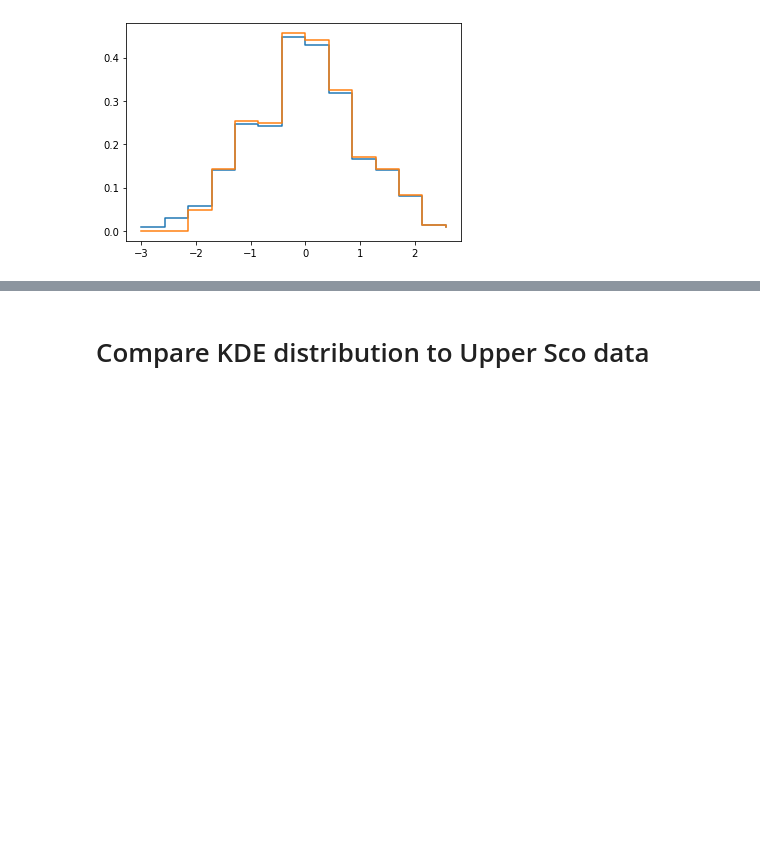
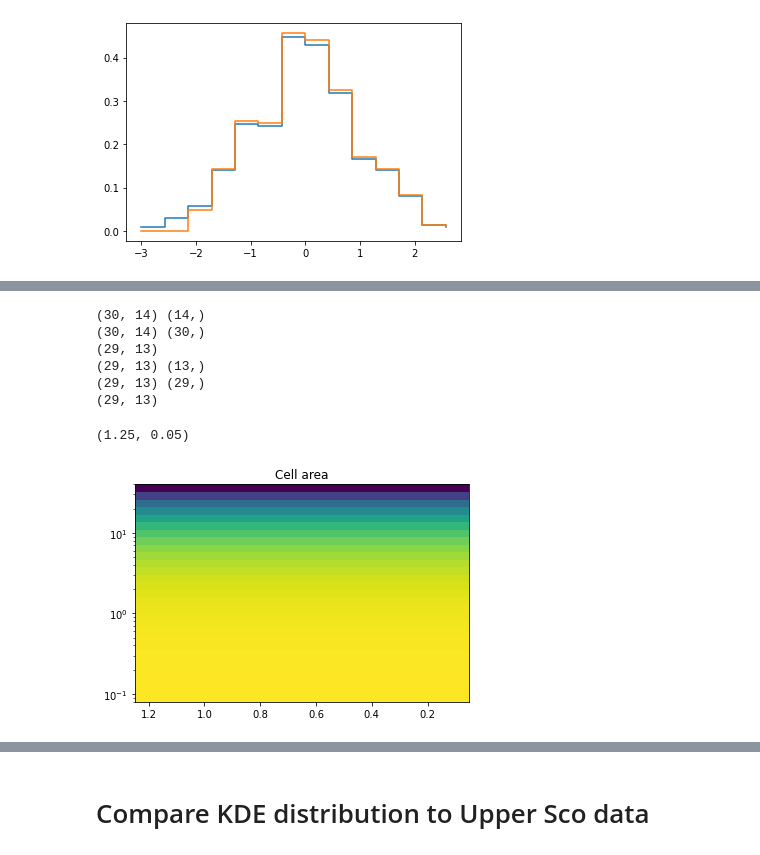
Before and after one commit to stephtdouglas/KDE-Model-Initialization, a Jupyter notebook: check_normalization.ipynb, the cells around one changed output, grey strips where cells are left out. Drawn from its saved outputs; the diff is of its cells as text; code cells hidden in the pictures; blank space fills up the shorter version.

```diff
--- a/check_normalization.ipynb
+++ b/check_normalization.ipynb
@@ -86,0 +98,32 @@ plt.yscale("log")
+# %%
+# Figuring out how to get the area of each cell into the right array format
+X, Y = np.meshgrid(xedges, yedges)
+print(np.shape(X),np.shape(xedges))
+print(np.shape(Y),np.shape(yedges))
+img = img_raw.T
+print(np.shape(img))
+
+xdiff = np.diff(xedges) # mass
+ydiff = np.diff(yedges) #period
+
+Xdiff, Ydiff = np.meshgrid(xdiff,ydiff)
+# print(Xdiff)
+# print(Ydiff)
+print(np.shape(Xdiff),np.shape(xdiff))
+print(np.shape(Ydiff),np.shape(ydiff))
+cell_area = Xdiff*Ydiff
+print(np.shape(cell_area))
+
+plt.pcolormesh(X, Y, cell_area,cmap="viridis_r")#,vmin=1e-4,vmax=0.5)
+plt.title("Cell area")
+plt.yscale("log")
+plt.xlim(1.25,0.05)
+# %% [output]
+(30, 14) (14,)
+(30, 14) (30,)
+(29, 13)
+(29, 13) (13,)
+(29, 13) (29,)
+(29, 13)
+(1.25, 0.05)
+[figure, added]
```
Also changed, not shown: parts of 10 cells of this notebook.
